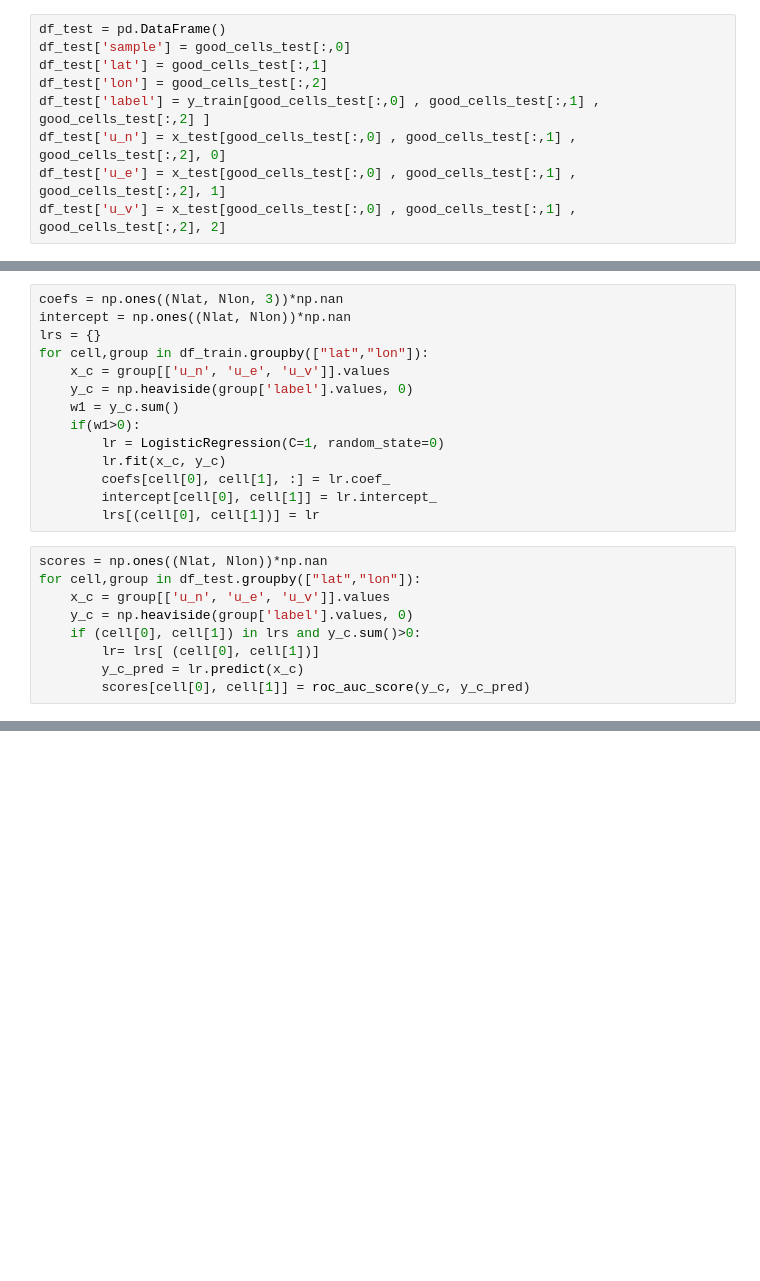
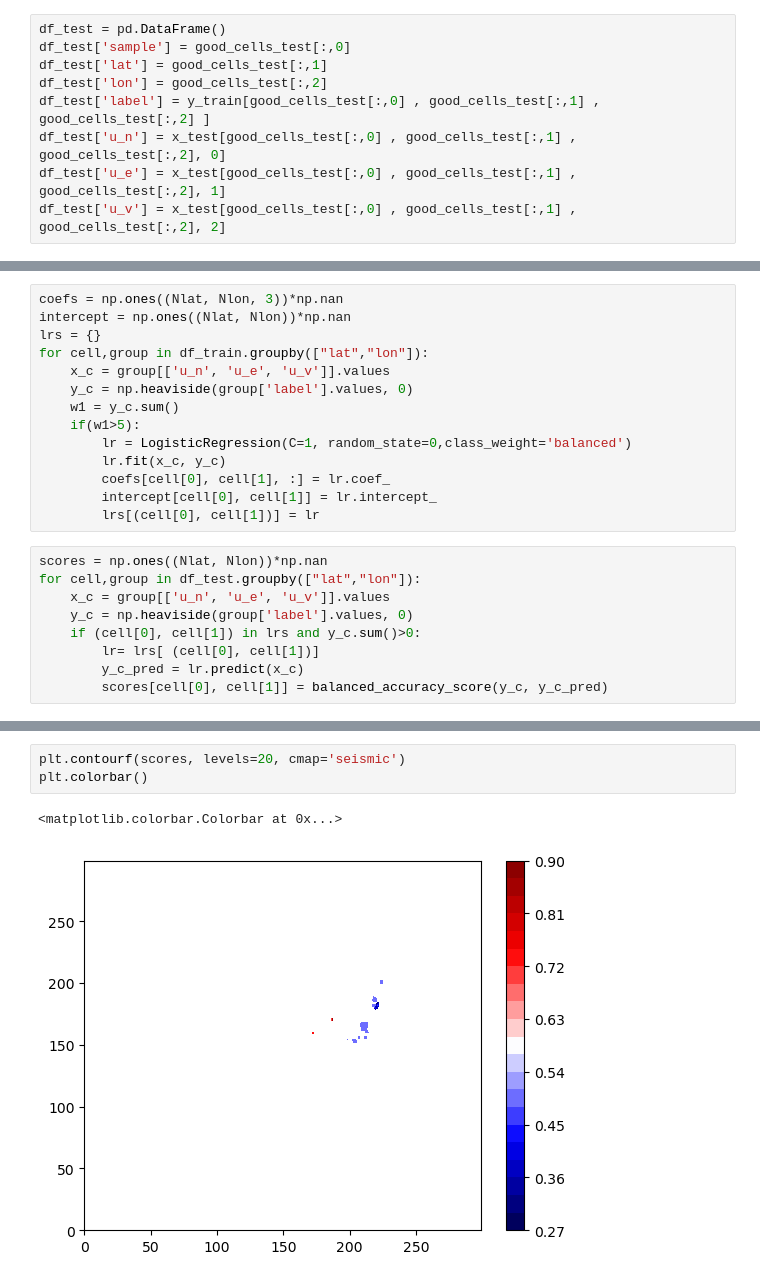
Before and after one commit to vicioms/quake_utils, a Jupyter notebook: trial_24h.ipynb, the cells around one changed output, grey strips where cells are left out. Cells and saved outputs as stored; diff of their text form; blank space fills up the shorter version.

```diff
--- a/trial_24h.ipynb
+++ b/trial_24h.ipynb
@@ -47,8 +58,8 @@ for cell,group in df_train.groupby(["lat","lon"]):
     x_c = group[['u_n', 'u_e', 'u_v']].values
     y_c = np.heaviside(group['label'].values, 0)
     w1 = y_c.sum()
-    if(w1>0):
-        lr = LogisticRegression(C=1, random_state=0)
+    if(w1>5):
+        lr = LogisticRegression(C=1, random_state=0,class_weight='balanced')
         lr.fit(x_c, y_c)
         coefs[cell[0], cell[1], :] = lr.coef_
         intercept[cell[0], cell[1]] = lr.intercept_
@@ -61,6 +72,6 @@ for cell,group in df_test.groupby(["lat","lon"]):
     if (cell[0], cell[1]) in lrs and y_c.sum()>0:
         lr= lrs[ (cell[0], cell[1])]
         y_c_pred = lr.predict(x_c)
-        scores[cell[0], cell[1]] = roc_auc_score(y_c, y_c_pred)
+        scores[cell[0], cell[1]] = balanced_accuracy_score(y_c, y_c_pred)
 # %%
 plt.quiver(coefs[:,:,1], coefs[:,:,0], intercept, cmap='seismic')
@@ -66,0 +81,6 @@ plt.quiver(coefs[:,:,1], coefs[:,:,0], intercept, cmap='seismic')
+# %%
+plt.contourf(scores, levels=20, cmap='seismic')
+plt.colorbar()
+# %% [output]
+<matplotlib.colorbar.Colorbar at 0x...>
+[figure, added]
```
Also changed, not shown: parts of 4 cells of this notebook, 1 other file.
